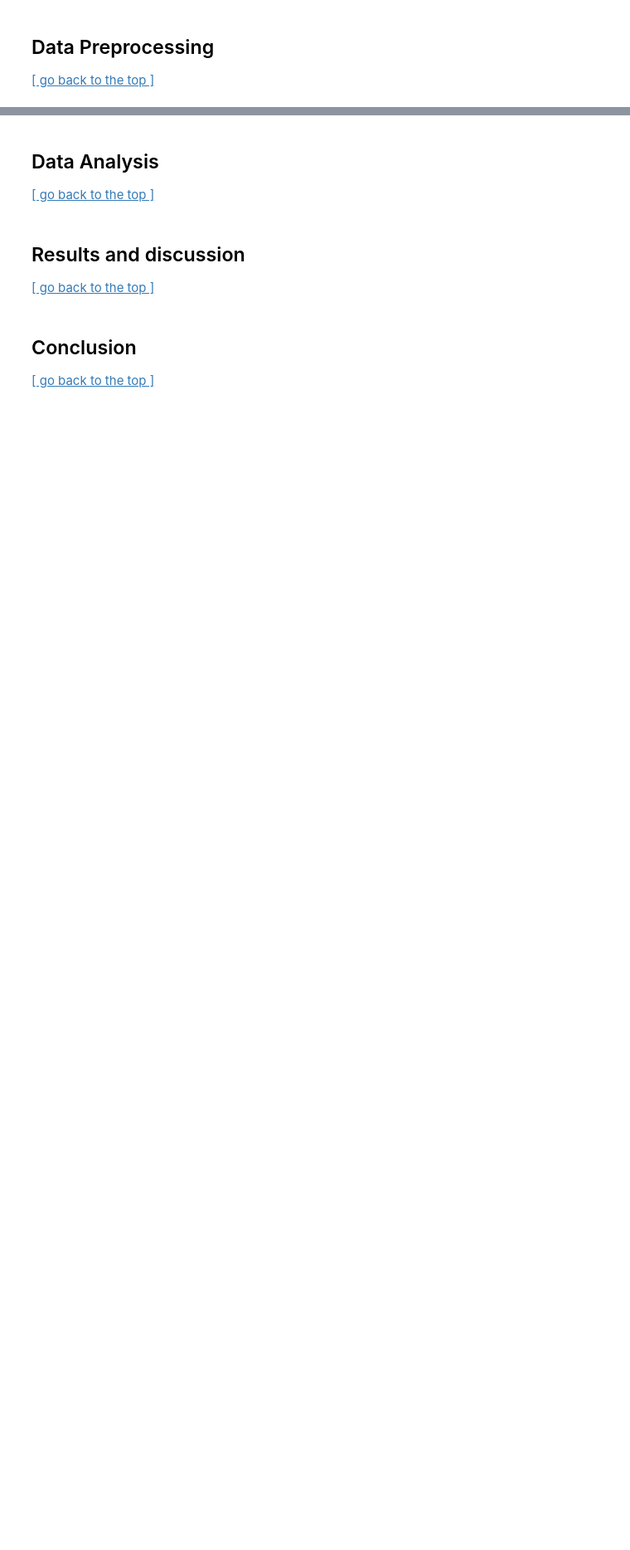
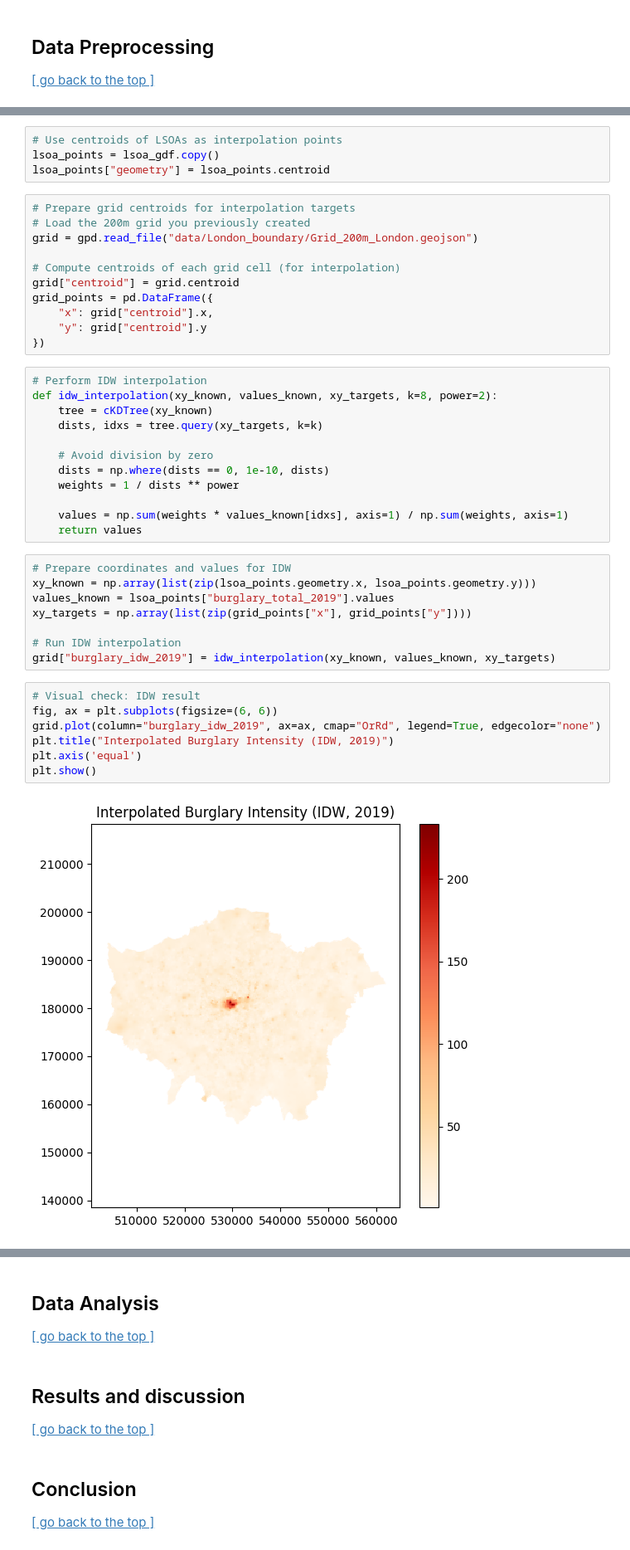
Before and after one commit to ixxiiris/CASA0006_assessment, a Jupyter notebook: Template_submission_CASA0006.ipynb, the cells around one changed output, grey strips where cells are left out. Shown: that part at 83% size. Drawn from its saved outputs; the diff is of its cells as text; blank space fills up the shorter version.

```diff
--- a/Template_submission_CASA0006.ipynb
+++ b/Template_submission_CASA0006.ipynb
@@ -91,0 +245,44 @@ A total of N（根据生成情况修改） grid cells are generated, covering al
+# %%
+# Use centroids of LSOAs as interpolation points
+lsoa_points = lsoa_gdf.copy()
+lsoa_points["geometry"] = lsoa_points.centroid
+# %%
+# Prepare grid centroids for interpolation targets
+# Load the 200m grid you previously created
+grid = gpd.read_file("data/London_boundary/Grid_200m_London.geojson")
+
+# Compute centroids of each grid cell (for interpolation)
+grid["centroid"] = grid.centroid
+grid_points = pd.DataFrame({
+    "x": grid["centroid"].x,
+    "y": grid["centroid"].y
+})
+# %%
+# Perform IDW interpolation
+def idw_interpolation(xy_known, values_known, xy_targets, k=8, power=2):
+    tree = cKDTree(xy_known)
+    dists, idxs = tree.query(xy_targets, k=k)
+
+    # Avoid division by zero
+    dists = np.where(dists == 0, 1e-10, dists)
+    weights = 1 / dists ** power
+
+    values = np.sum(weights * values_known[idxs], axis=1) / np.sum(weights, axis=1)
+    return values
+# %%
+# Prepare coordinates and values for IDW
+xy_known = np.array(list(zip(lsoa_points.geometry.x, lsoa_points.geometry.y)))
+values_known = lsoa_points["burglary_total_2019"].values
+xy_targets = np.array(list(zip(grid_points["x"], grid_points["y"])))
+
+# Run IDW interpolation
+grid["burglary_idw_2019"] = idw_interpolation(xy_known, values_known, xy_targets)
+# %%
+# Visual check: IDW result
+fig, ax = plt.subplots(figsize=(6, 6))
+grid.plot(column="burglary_idw_2019", ax=ax, cmap="OrRd", legend=True, edgecolor="none")
+plt.title("Interpolated Burglary Intensity (IDW, 2019)")
+plt.axis('equal')
+plt.show()
+# %% [output]
+[figure, added]
```
Also changed, not shown: parts of 24 cells of this notebook, 22 other files.
